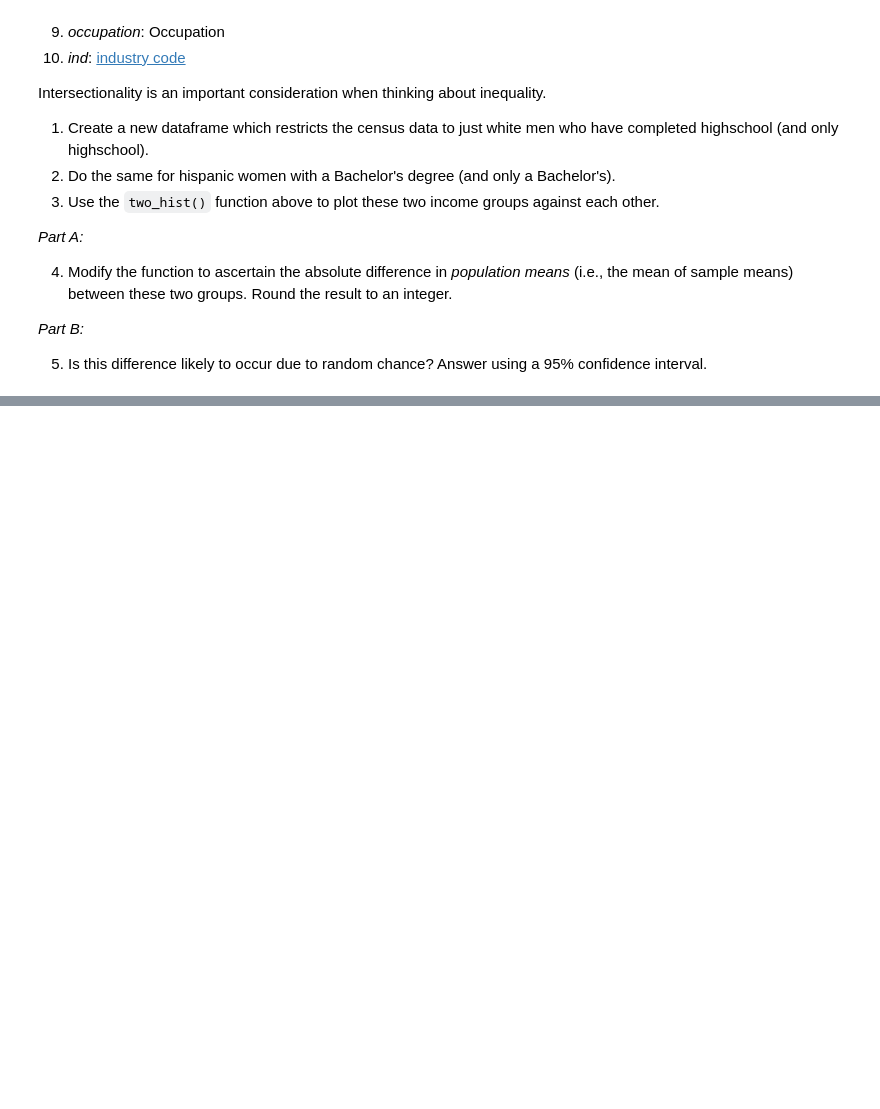
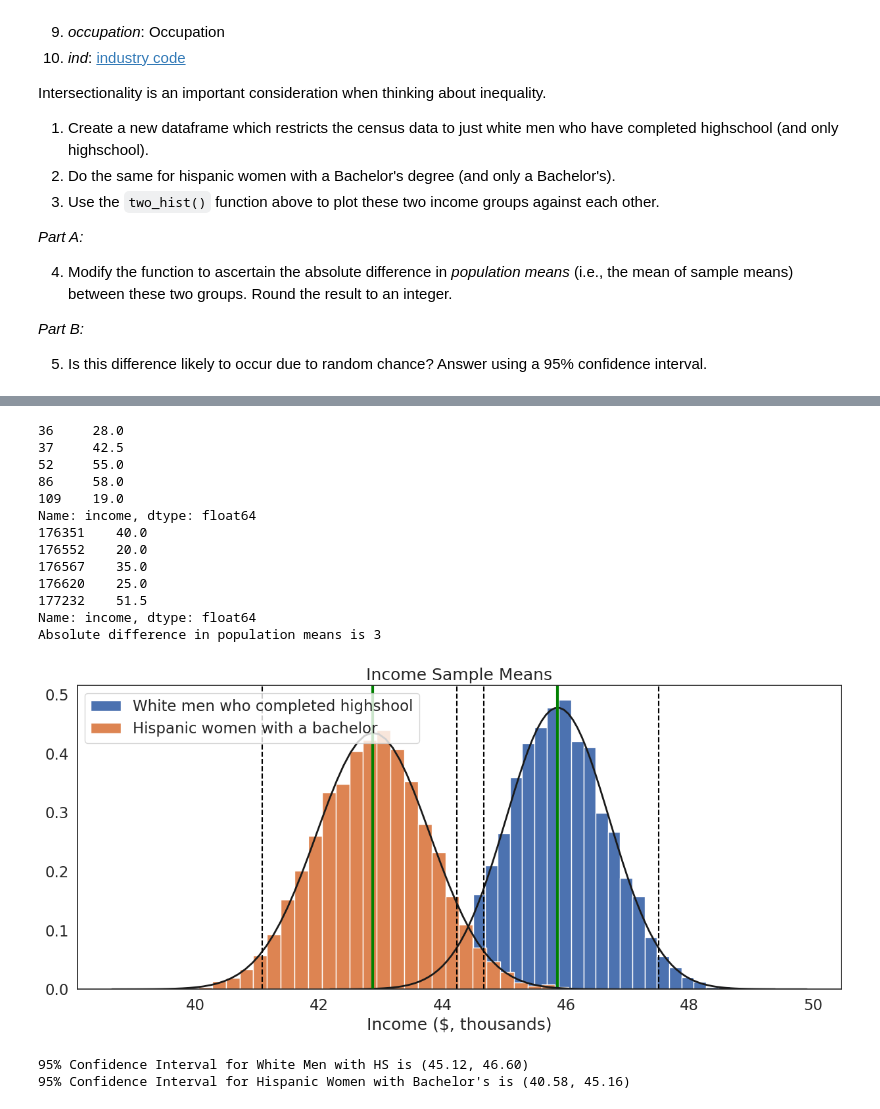
Before and after one commit to Audenbarnes/QMFR2, a Jupyter notebook: W5_Distributions_and_Basic_Statistics.ipynb, the cells around one changed output, grey strips where cells are left out. Cells and saved outputs as stored; diff of their text form; code cells hidden in the pictures; blank space fills up the shorter version.

```diff
--- a/W5_Distributions_and_Basic_Statistics.ipynb
+++ b/W5_Distributions_and_Basic_Statistics.ipynb
@@ -587,0 +544,61 @@ Absolute difference in means: $2k
+# %%
+# Filter for white men who completed only high school
+white_men = df[(df['race'] == 1) & (df['sex'] == 1)]
+white_men_hs_complete = white_men[white_men['sch'] == 12]['income']
+
+# Filter for Hispanic women with only a Bachelor's degree
+hispanic_women = df[(df['race'] == 3) & (df['sex'] == 2)]
+hispanic_women_ba_complete = hispanic_women[hispanic_women['sch'] == 16]['income']
+
+# Check if its right
+print(white_men_hs_complete.head())
+print(hispanic_women_ba_complete.head())
+
+# Calculate the means for both groups
+mean_white_men_hs = white_men_hs_complete.mean()
+mean_hispanic_women_ba = hispanic_women_ba_complete.mean()
+
+# Calculate the absolute difference
+mean_difference = abs(mean_white_men_hs - mean_hispanic_women_ba)
+
+# Round the result to an integer
+mean_difference = int(round(mean_difference))
+
+print(f"Absolute difference in population means is {mean_difference}")
+
+two_hist([white_men_hs_complete,hispanic_women_ba_complete],['White men who completed highshool','Hispanic women with a bachelor'],'Income ($, thousands)', "Income Sample Means")
+
+# Calculate confidence intervals for white_men_hs_complete
+mean_wm = white_men_hs_complete.mean()
+std_wm = white_men_hs_complete.std()
+n_wm = len(white_men_hs_complete)
+ci_lower_wm = mean_wm - 1.96 * (std_wm / np.sqrt(n_wm))
+ci_upper_wm = mean_wm + 1.96 * (std_wm / np.sqrt(n_wm))
+
+# Calculate confidence intervals for hispanic_women_bachelor
+mean_hw = hispanic_women_ba_complete.mean()
+std_hw = hispanic_women_ba_complete.std()
+n_hw = len(hispanic_women_ba_complete)
+ci_lower_hw = mean_hw - 1.96 * (std_hw / np.sqrt(n_hw))
+ci_upper_hw = mean_hw + 1.96 * (std_hw / np.sqrt(n_hw))
+
+# Print the confidence intervals
+print(f"95% Confidence Interval for White Men with HS is ({ci_lower_wm:.2f}, {ci_upper_wm:.2f})")
+print(f"95% Confidence Interval for Hispanic Women with Bachelor's is ({ci_lower_hw:.2f}, {ci_upper_hw:.2f})")
+# %% [output]
+36     28.0
+37     42.5
+52     55.0
+86     58.0
+109    19.0
+Name: income, dtype: float64
+176351    40.0
+176552    20.0
+176567    35.0
+176620    25.0
+177232    51.5
+Name: income, dtype: float64
+Absolute difference in population means is 3
+[figure, added]
+95% Confidence Interval for White Men with HS is (45.12, 46.60)
+95% Confidence Interval for Hispanic Women with Bachelor's is (40.58, 45.16)
```
Also changed, not shown: parts of 10 cells of this notebook.
